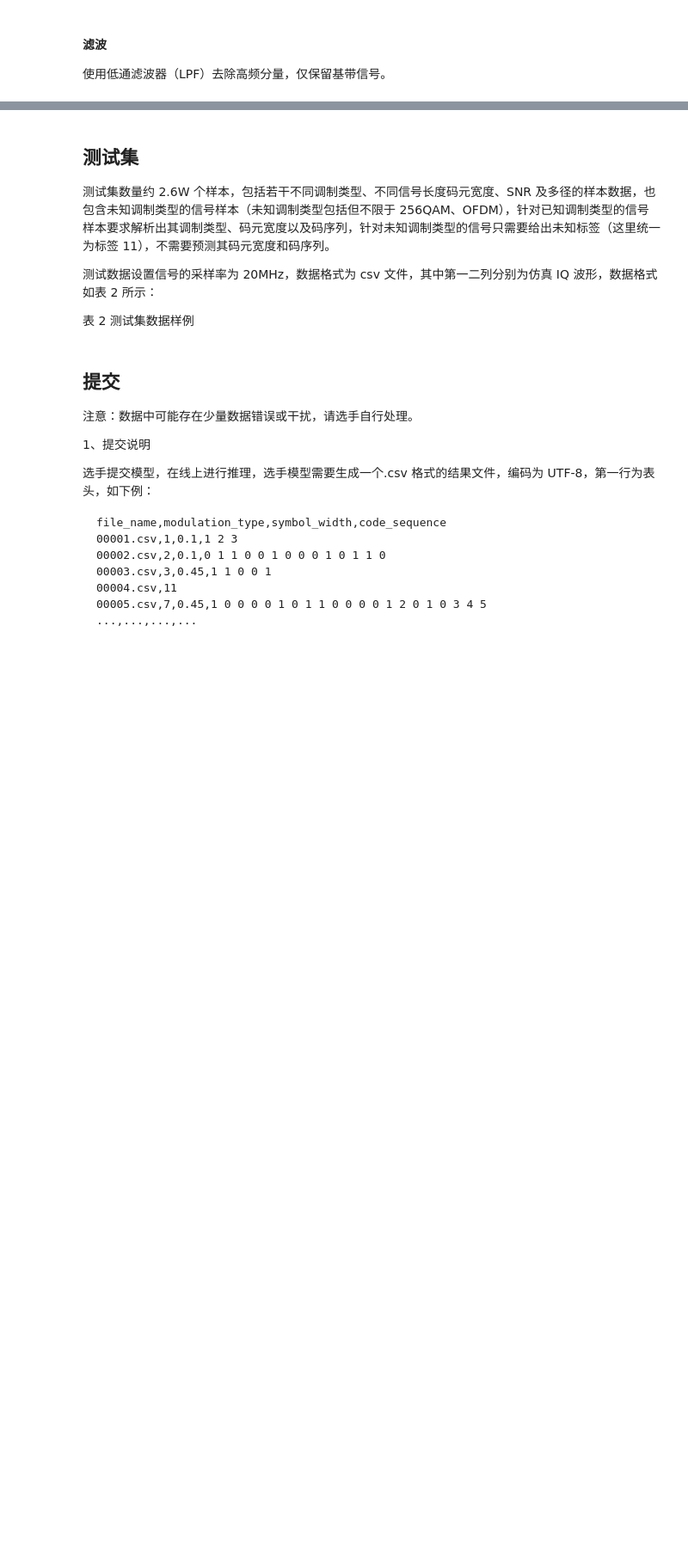
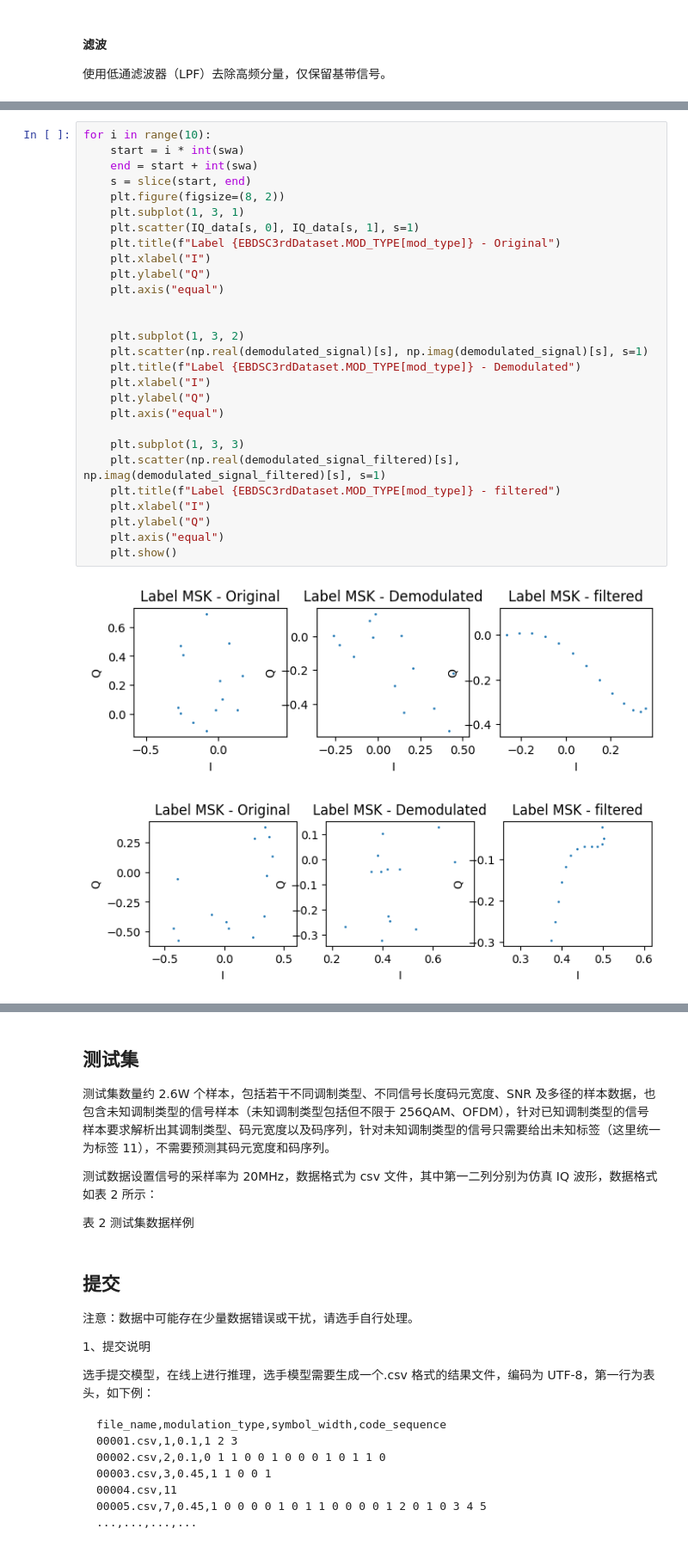
Before and after one commit to framist/3rd-EBDSC, a Jupyter notebook: data.ipynb, the cells around one changed output, grey strips where cells are left out. Shown: that part at 86% size. Cells and saved outputs as stored; diff of their text form; blank space fills up the shorter version.

```diff
--- a/data.ipynb
+++ b/data.ipynb
@@ -539,0 +546,31 @@ plot_colored_constellation(demodulated_signal_filtered, code_sequence, swa, EBDS
+# %%
+for i in range(10):
+    start = i * int(swa)
+    end = start + int(swa)
+    s = slice(start, end)
+    plt.figure(figsize=(8, 2))
+    plt.subplot(1, 3, 1)
+    plt.scatter(IQ_data[s, 0], IQ_data[s, 1], s=1)
+    plt.title(f"Label {EBDSC3rdDataset.MOD_TYPE[mod_type]} - Original")
+    plt.xlabel("I")
+    plt.ylabel("Q")
+    plt.axis("equal")
+
+
+    plt.subplot(1, 3, 2)
+    plt.scatter(np.real(demodulated_signal)[s], np.imag(demodulated_signal)[s], s=1)
+    plt.title(f"Label {EBDSC3rdDataset.MOD_TYPE[mod_type]} - Demodulated")
+    plt.xlabel("I")
+    plt.ylabel("Q")
+    plt.axis("equal")
+
+    plt.subplot(1, 3, 3)
+    plt.scatter(np.real(demodulated_signal_filtered)[s], np.imag(demodulated_signal_filtered)[s], s=1)
+    plt.title(f"Label {EBDSC3rdDataset.MOD_TYPE[mod_type]} - filtered")
+    plt.xlabel("I")
+    plt.ylabel("Q")
+    plt.axis("equal")
+    plt.show()
+# %% [output]
+[figure, added]
+[figure, added]
```
Also changed, not shown: parts of 12 cells of this notebook, 1 other file.
